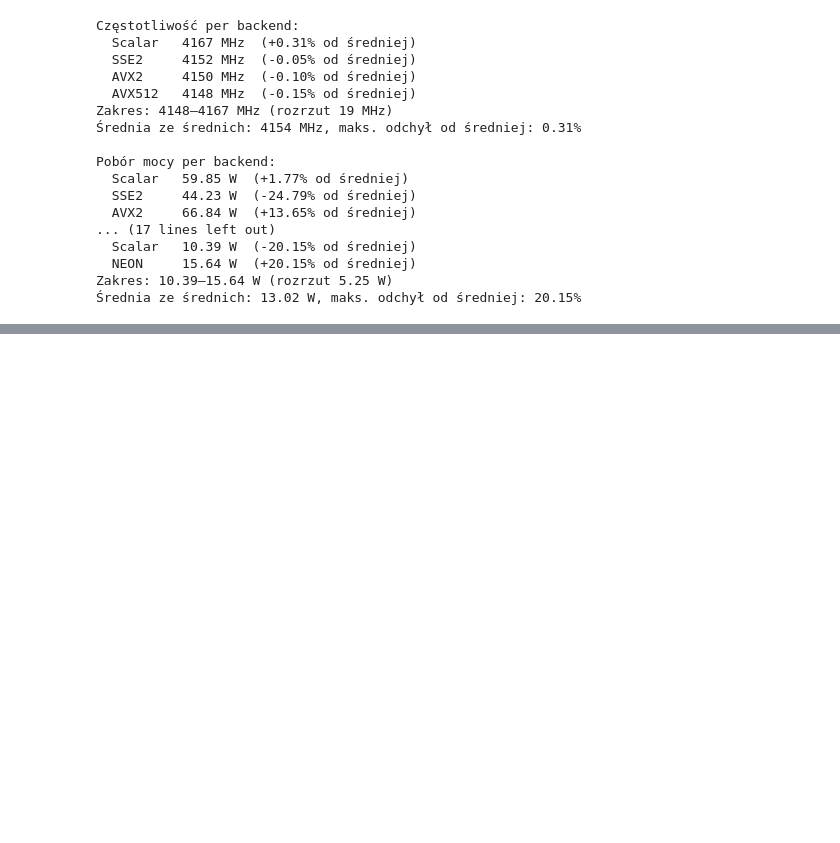
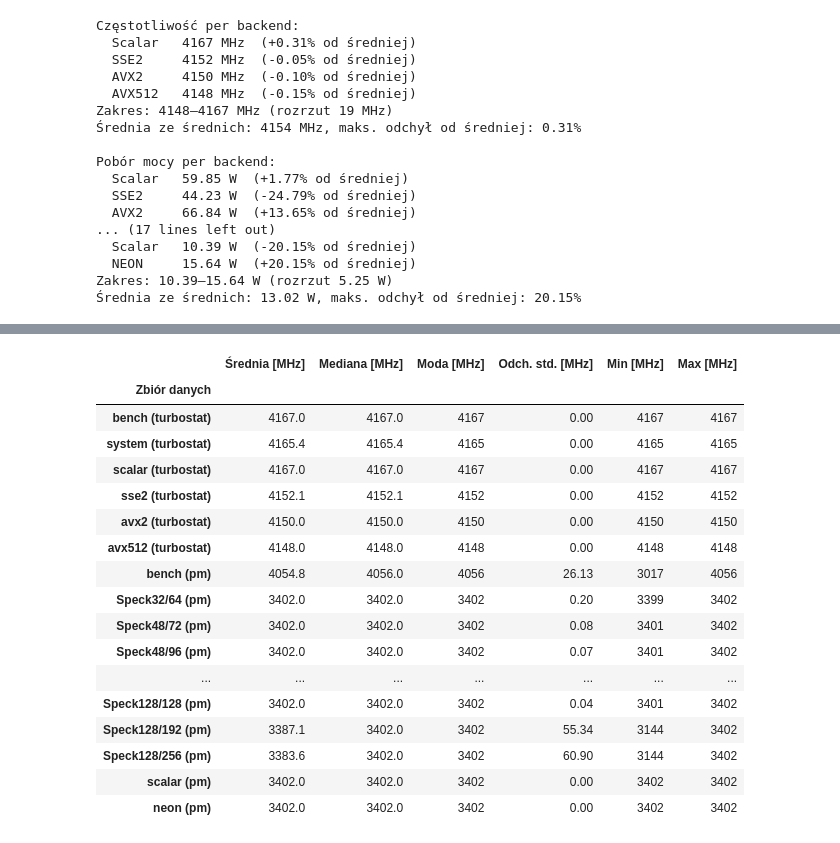
Before and after one commit to jan-chojnacki/SpeckProbe, a Jupyter notebook: analysis/notebooks/system.ipynb, the cells around one changed output, grey strips where cells are left out. Drawn from its saved outputs; the diff is of its cells as text; code cells hidden in the pictures; blank space fills up the shorter version.

```diff
--- a/analysis/notebooks/system.ipynb
+++ b/analysis/notebooks/system.ipynb
@@ -378,0 +458,46 @@ Zakres: 10.39–15.64 W (rozrzut 5.25 W)
+# %%
+stats_rows = []
+all_means = []
+
+for name, (df, cols) in datasets.items():
+    freq = _get_freq(df, cols)
+    if len(freq) < 3:
+        continue
+    mean = freq.mean()
+    median = freq.median()
+    mode = stats.mode(freq.round(), keepdims=True).mode[0]
+    std = freq.std()
+    mn = freq.min()
+    mx = freq.max()
+    all_means.append(mean)
+    stats_rows.append({
+        "Zbiór danych": name,
+        "Średnia [MHz]": round(mean, 1),
+        "Mediana [MHz]": round(median, 1),
+        "Moda [MHz]": int(mode),
+        "Odch. std. [MHz]": round(std, 2),
+        "Min [MHz]": int(mn),
+        "Max [MHz]": int(mx),
+    })
+
+df_stats = pd.DataFrame(stats_rows).set_index("Zbiór danych")
+df_stats
+# %% [output]
+|  | Średnia [MHz] | Mediana [MHz] | Moda [MHz] | Odch. std. [MHz] | Min [MHz] | Max [MHz] |
+| Zbiór danych |  |  |  |  |  |  |
+| bench (turbostat) | 4167.0 | 4167.0 | 4167 | 0.00 | 4167 | 4167 |
+| system (turbostat) | 4165.4 | 4165.4 | 4165 | 0.00 | 4165 | 4165 |
+| scalar (turbostat) | 4167.0 | 4167.0 | 4167 | 0.00 | 4167 | 4167 |
+| sse2 (turbostat) | 4152.1 | 4152.1 | 4152 | 0.00 | 4152 | 4152 |
+| avx2 (turbostat) | 4150.0 | 4150.0 | 4150 | 0.00 | 4150 | 4150 |
+| avx512 (turbostat) | 4148.0 | 4148.0 | 4148 | 0.00 | 4148 | 4148 |
+| bench (pm) | 4054.8 | 4056.0 | 4056 | 26.13 | 3017 | 4056 |
+| Speck32/64 (pm) | 3402.0 | 3402.0 | 3402 | 0.20 | 3399 | 3402 |
+| Speck48/72 (pm) | 3402.0 | 3402.0 | 3402 | 0.08 | 3401 | 3402 |
+| Speck48/96 (pm) | 3402.0 | 3402.0 | 3402 | 0.07 | 3401 | 3402 |
+| ... | ... | ... | ... | ... | ... | ... |
+| Speck128/128 (pm) | 3402.0 | 3402.0 | 3402 | 0.04 | 3401 | 3402 |
+| Speck128/192 (pm) | 3387.1 | 3402.0 | 3402 | 55.34 | 3144 | 3402 |
+| Speck128/256 (pm) | 3383.6 | 3402.0 | 3402 | 60.90 | 3144 | 3402 |
+| scalar (pm) | 3402.0 | 3402.0 | 3402 | 0.00 | 3402 | 3402 |
+| neon (pm) | 3402.0 | 3402.0 | 3402 | 0.00 | 3402 | 3402 |
```
Also changed, not shown: parts of 7 cells of this notebook.
